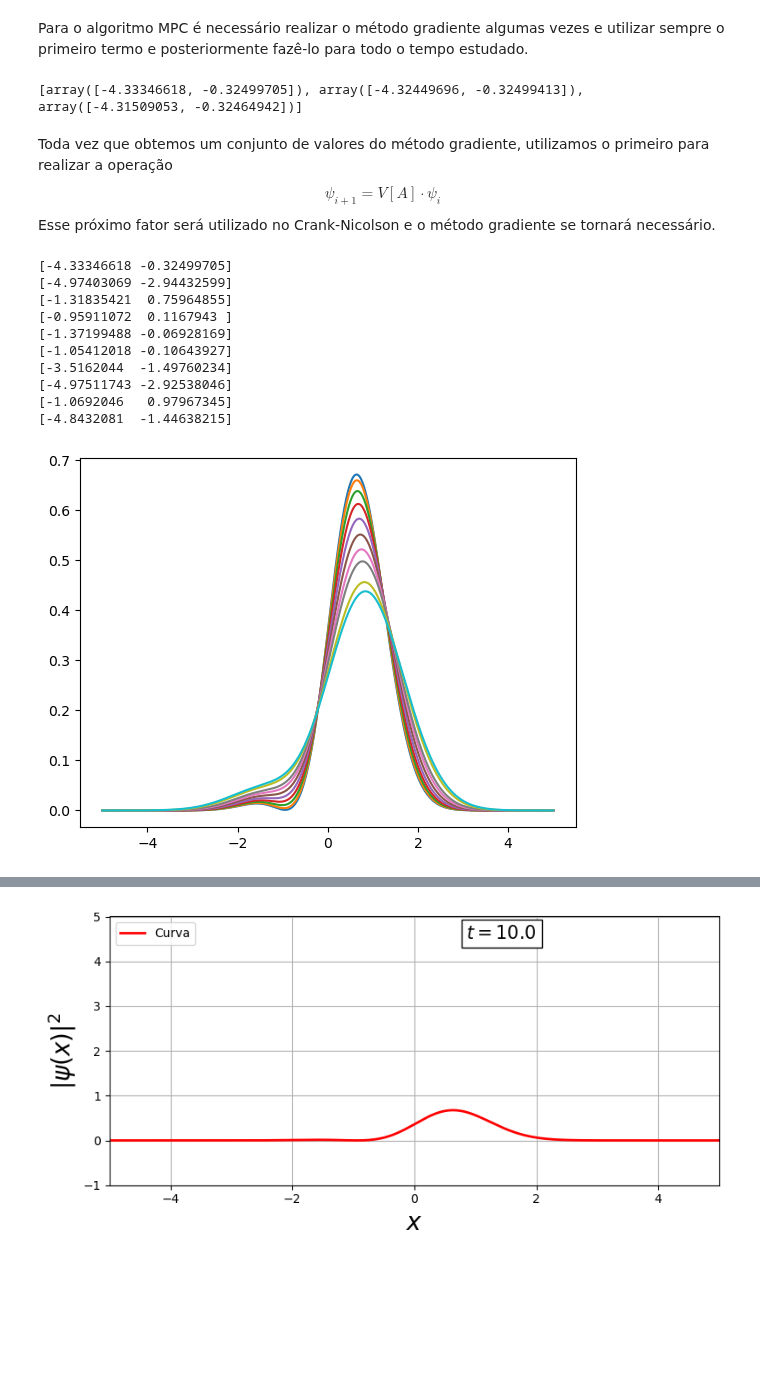
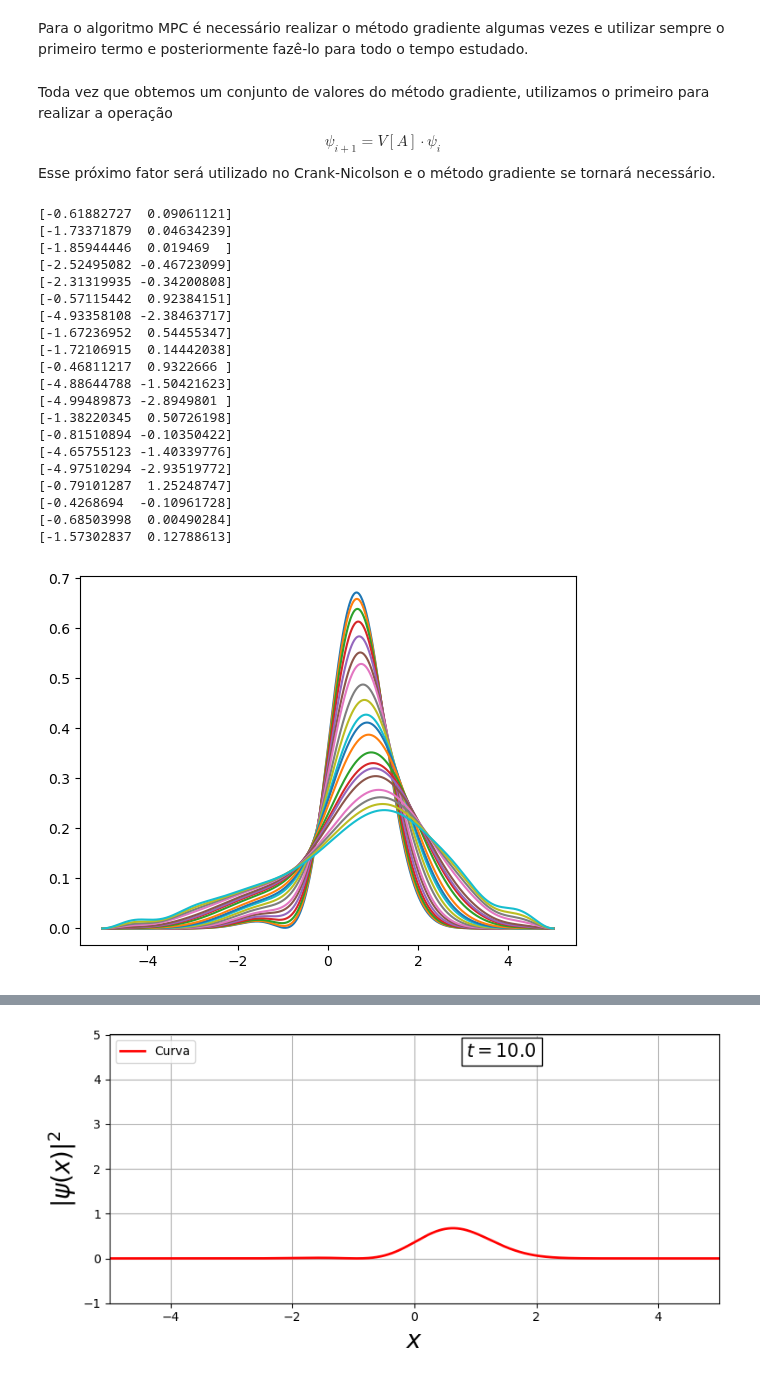
Before and after one commit to GabrielSiqueira1/MPC-Controle-Quantico, a Jupyter notebook: MPC.ipynb, the cells around one changed output, grey strips where cells are left out. Saved outputs shown, nothing was run; the diff lists cells and outputs as text; code cells hidden in the pictures; blank space fills up the shorter version.

```diff
--- a/MPC.ipynb
+++ b/MPC.ipynb
@@ -158,7 +160,7 @@ def gradiente(x, funcDA):
         xh = x.copy()
         xh[i] = xh[i] + 0.0 + h
         # Deve haver uma conversão de posição da matriz para ponto da curva
-        dx = (FuncDE(xh)-funcDA[int(np.round(((xh[0]+5)*100),0))][int(np.round((xh[1]*100),0))]) - (FuncDE(x)-funcDA[int(np.round(((xh[0]+5)*100),0))][int(np.round((x[1]*100),0))])/h
+        dx = ((FuncDE(xh)-funcDA[int(np.round(((xh[0]+5)*100),0))][int(np.round((xh[1]*100),0))])**2) - ((FuncDE(x)-funcDA[int(np.round(((xh[0]+5)*100),0))][int(np.round((x[1]*100),0))])**2)/h
         grad.append(dx.real)
     return grad
 
@@ -176,6 +178,3 @@ def methodGrad(x):
 
     x_otimo = x
     return x_otimo
-# %%
-x = np.array([-4.0, 0.0])
-print(methodGrad(x))
@@ -185,17 +182,6 @@ print(methodGrad(x))
 Considerando que a nossa função objetivo é a diferença entre a função exata e o psi estudado até o momento, utilizamos o método gradiente para estimar o valor de x e de t para que alcance o valor ideal. No primeiro teste considerou-se -5 e 0, onde -5 envolve o valor de x e de u, já que V, o potêncial harmônico depende destes. Então, para que se alcance o valor exato é preciso variar o x e o t em pequenos valores, em intervalos de $10^{-3}$.
 # %% [markdown]
 Para o algoritmo MPC é necessário realizar o método gradiente algumas vezes e utilizar sempre o primeiro termo e posteriormente fazê-lo para todo o tempo estudado.
-# %%
-i = 0
-for i in range(i+3):
-    #Deve-se utilizar Crank-Nicolson antes de entrar no método gradiente
-    vetor.append(methodGrad(x))
-    x[0] = x[0] + 0.01
-A = vetor[0]
-# %%
-print(vetor)
-# %% [output]
-[array([-4.33346618, -0.32499705]), array([-4.32449696, -0.32499413]), array([-4.31509053, -0.32464942])]
 # %% [markdown]
 Toda vez que obtemos um conjunto de valores do método gradiente, utilizamos o primeiro para realizar a operação $$\psi_{i+1}=V[A] \cdot \psi_i$$ Esse próximo fator será utilizado no Crank-Nicolson e o método gradiente se tornará necessário.
 # %%
@@ -310,7 +296,7 @@ psi, ts, xs = CrankNicolsonSimplificado(psi_c, M = 1000, O = -5, L = 5, T = 10)
 i = 0
 y = np.array([-2.0,0.0])
 t = y.copy()
-for u in range(10):
+for u in range(20):
     for i in range(i, i+3):
         vetor.append(methodGrad(y, psi))
         y[0] = y[0] + 0.01
@@ -341,44 +327,54 @@ for u in range(10):
     V = 1/2*m*w**2*(A[0])**2
 
     #A partir da demonstração
     a = hbar/(4*m*dx**2)
     b = 1j*hbar/dt - 2*a - 1/2*V
     c = 1j*hbar/dt + 2*a + 1/2*V
 
     #Obtenção da matriz
     M = 1000
     ##Diagonais principais
     diagPrincipalA = b*np.ones((1,M)) #Cria uma matriz de 1's
     diagPrincipalB = c*np.ones((1,M))
 
     ##Diagonais secundárias, tem um tamanho a menos
     diagSecundariaA = a*np.ones((1,M-1))
     diagSecundariaB = (-a)*np.ones((1,M-1))
 
     diagonaisA = [diagPrincipalA, diagSecundariaA, diagSecundariaA]
     matrizA = sparse.diags(diagonaisA, [0, -1, 1], shape=(M,M)).toarray()
 
     diagonaisB = [diagPrincipalB, diagSecundariaB, diagSecundariaB]
     matrizB = sparse.diags(diagonaisB, [0, -1, 1], shape=(M,M)).toarray()
 
     for k in range(1, 1000):
         b = np.matmul(matrizB, np.array(psi[0:M, k-1])) #Multiplicação de arrays já que houve uma conversão anterior
         psi[0:M, k] = np.linalg.solve(matrizA, b) #Matlab: x = A\b
 
     plt.plot(xs, np.absolute(psi[0:M, i])**2)
     #psi, ts, xs = CrankNicolsonSimplificado(psi, M = 1000, O = -5, L = 5, T = 10)
 # %% [output]
-[-4.33346618 -0.32499705]
-[-4.97403069 -2.94432599]
-[-1.31835421  0.75964855]
-[-0.95911072  0.1167943 ]
-[-1.37199488 -0.06928169]
-[-1.05412018 -0.10643927]
-[-3.5162044  -1.49760234]
-[-4.97511743 -2.92538046]
-[-1.0692046   0.97967345]
-[-4.8432081  -1.44638215]
+[-0.61882727  0.09061121]
+[-1.73371879  0.04634239]
+[-1.85944446  0.019469  ]
+[-2.52495082 -0.46723099]
+[-2.31319935 -0.34200808]
+[-0.57115442  0.92384151]
+[-4.93358108 -2.38463717]
+[-1.67236952  0.54455347]
+[-1.72106915  0.14442038]
+[-0.46811217  0.9322666 ]
+[-4.88644788 -1.50421623]
+[-4.99489873 -2.8949801 ]
+[-1.38220345  0.50726198]
+[-0.81510894 -0.10350422]
+[-4.65755123 -1.40339776]
+[-4.97510294 -2.93519772]
+[-0.79101287  1.25248747]
+[-0.4268694  -0.10961728]
+[-0.68503998  0.00490284]
+[-1.57302837  0.12788613]
-[figure, old version]
+[figure, new version]
 # %%
 for i in range(0,999):
     plt.plot(xs, np.absolute(psi[0:M, i])**2)
```
Also changed, not shown: parts of 6 cells of this notebook, 2 other files.
